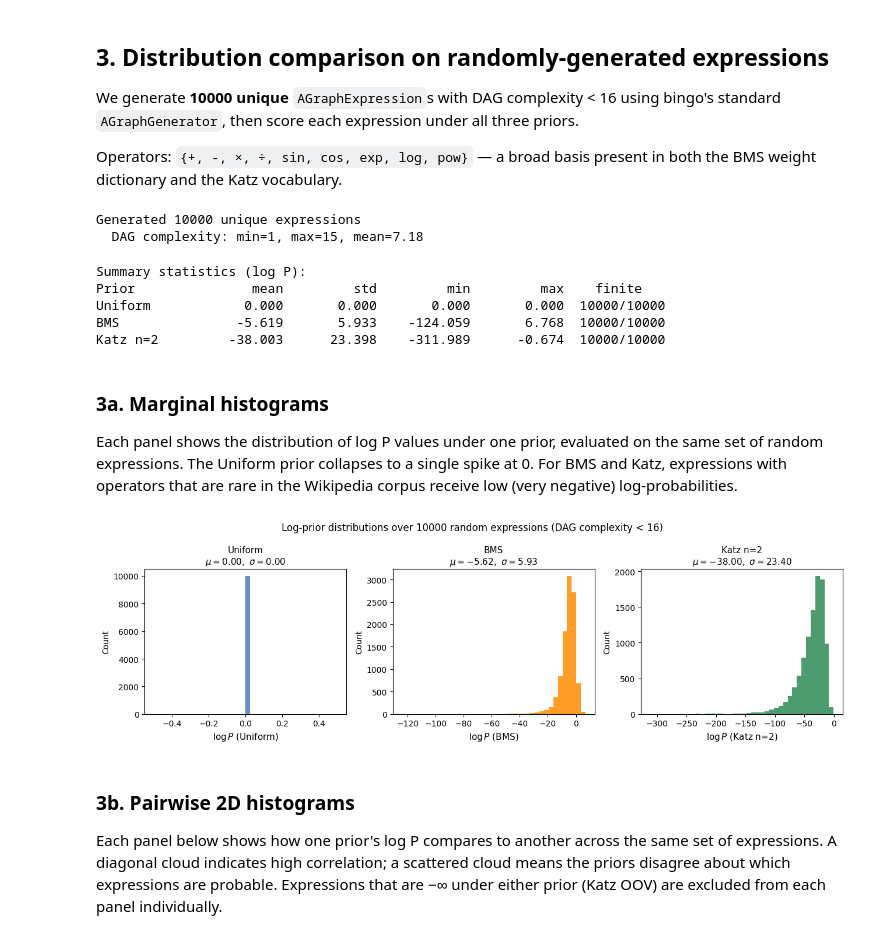
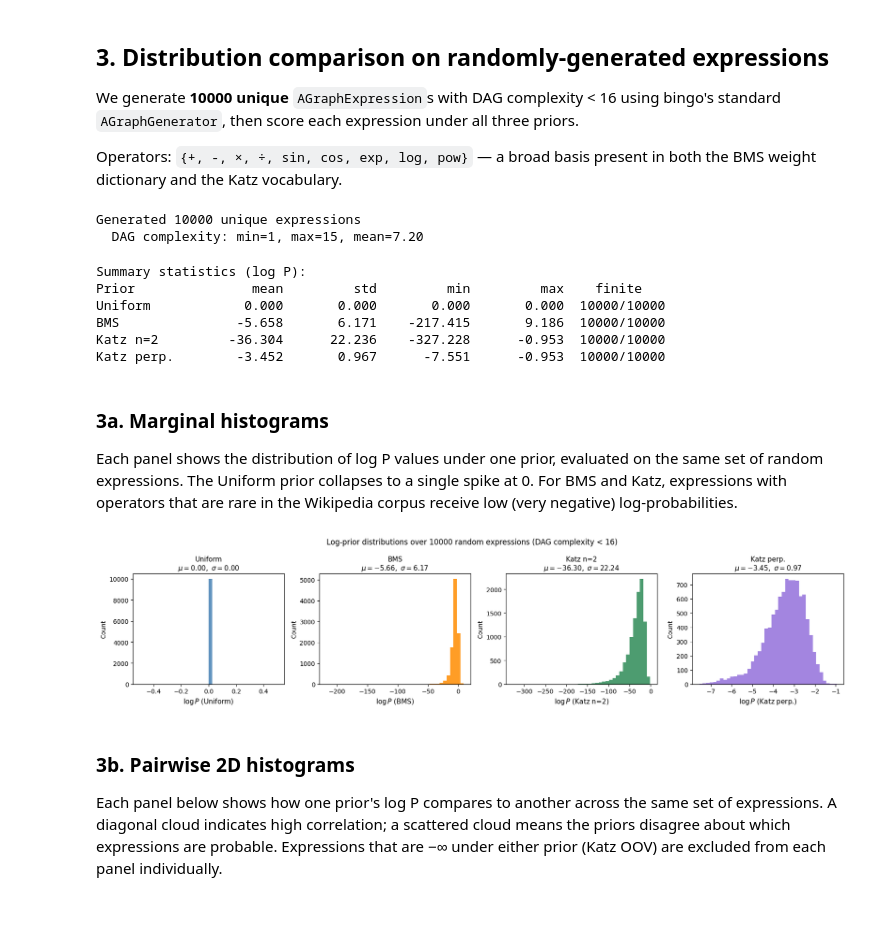
Before and after one commit to nasa/pysips, a Jupyter notebook: demos/compare_priors.ipynb, the cells around one changed output. Cells and saved outputs as stored; diff of their text form; code cells hidden in the pictures; blank space fills up the shorter version.

Commit message:
added perplexity normalization for katz prior

```diff
--- a/demos/compare_priors.ipynb
+++ b/demos/compare_priors.ipynb
@@ -71,10 +74,14 @@ bms_prior = BMSPrior(
 )
 
 # --- Katz n=2 (Wikipedia default) ---
-katz_model = load_default_katz_model(n=2)
+katz_model = load_katz_model(n=2, corpus="benchmark")
 katz_prior = KatzPrior(katz_model, x_dim=X_DIM)
+
+# --- Katz n=2 perplexity (length-normalized) ---
+katz_perp_prior = KatzPrior(katz_model, normalize=True, x_dim=X_DIM)
 
 print("Priors constructed.")
 print(f"  Katz model n={katz_prior.n}, vocab size={len(katz_model.left_model.vocabulary)}")
+print(f"  Katz perplexity: normalize={katz_perp_prior._normalize}")
 # %% [output]
 Priors constructed.
@@ -94,12 +102,15 @@ EXAMPLE_EXPRS = [
     ("X_0 + X_1",             "simple linear sum"),
     ("sin(X_0) + sin(X_1)",   "sum of sines"),
     ("exp(-X_0**2) * X_1",    "Gaussian-like product"),
+    ("X_0",         "variable only"),
+    ("1.0*X0*X3*X4/X2", "more complex expression"),
 ]
 
 priors_map = [
-    ("Uniform",  uniform_logpdf_single),
-    ("BMS",      bms_prior._logpdf_single),
-    ("Katz n=2", katz_prior._logpdf_single),
+    ("Uniform",    uniform_logpdf_single),
+    ("BMS",        bms_prior._logpdf_single),
+    ("Katz n=2",   katz_prior._logpdf_single),
+    ("Katz perp.", katz_perp_prior._logpdf_single),
 ]
 
 # Header
@@ -182,13 +196,15 @@ print(f"  DAG complexity: min={complexities.min()}, max={complexities.max()}, "
       f"mean={complexities.mean():.2f}")
 # %% [output]
 Generated 10000 unique expressions
-  DAG complexity: min=1, max=15, mean=7.18
+  DAG complexity: min=1, max=15, mean=7.20
 # %%
-logp_uniform = np.zeros(len(agraphs))   # always 0
-logp_bms     = np.array([bms_prior._logpdf_single(ag)  for ag in agraphs])
-logp_katz    = np.array([katz_prior._logpdf_single(ag) for ag in agraphs])
+logp_uniform   = np.zeros(len(agraphs))   # always 0
+logp_bms       = np.array([bms_prior._logpdf_single(ag)       for ag in agraphs])
+logp_katz      = np.array([katz_prior._logpdf_single(ag)      for ag in agraphs])
+logp_katz_perp = np.array([katz_perp_prior._logpdf_single(ag) for ag in agraphs])
 
-scores = {"Uniform": logp_uniform, "BMS": logp_bms, "Katz n=2": logp_katz}
+scores = {"Uniform": logp_uniform, "BMS": logp_bms,
+          "Katz n=2": logp_katz, "Katz perp.": logp_katz_perp}
 
 print("Summary statistics (log P):")
 print(f"{'Prior':<12}  {'mean':>10}  {'std':>10}  {'min':>10}  {'max':>10}  {'finite':>8}")
@@ -200,8 +216,9 @@ for name, lp in scores.items():
 Summary statistics (log P):
 Prior               mean         std         min         max    finite
 Uniform            0.000       0.000       0.000       0.000  10000/10000
-BMS               -5.619       5.933    -124.059       6.768  10000/10000
-Katz n=2         -38.003      23.398    -311.989      -0.674  10000/10000
+BMS               -5.658       6.171    -217.415       9.186  10000/10000
+Katz n=2         -36.304      22.236    -327.228      -0.953  10000/10000
+Katz perp.        -3.452       0.967      -7.551      -0.953  10000/10000
 # %% [markdown]
 ### 3a. Marginal histograms
 
@@ -210,28 +227,29 @@ set of random expressions.  The Uniform prior collapses to a single spike at 0.
 and Katz, expressions with operators that are rare in the Wikipedia corpus receive low
 (very negative) log-probabilities.
 # %%
-fig, axes = plt.subplots(1, 3, figsize=(13, 4), sharey=False)
-colors = {"Uniform": "steelblue", "BMS": "darkorange", "Katz n=2": "seagreen"}
+fig, axes = plt.subplots(1, 4, figsize=(17, 4), sharey=False)
+colors = {"Uniform": "steelblue", "BMS": "darkorange",
+          "Katz n=2": "seagreen", "Katz perp.": "mediumpurple"}
 
 for ax, (name, lp) in zip(axes, scores.items()):
     fin = lp[np.isfinite(lp)]
     ax.hist(fin, bins=40, color=colors[name], edgecolor="none", alpha=0.85)
     ax.set_xlabel(rf"$\log P$ ({name})", fontsize=11)
     ax.set_ylabel("Count", fontsize=10)
     ax.set_title(f"{name}\n"
                  rf"$\mu={fin.mean():.2f},\ \sigma={fin.std():.2f}$",
                  fontsize=11)
     n_inf = int((~np.isfinite(lp)).sum())
     if n_inf:
         ax.annotate(f"{n_inf} −∞ excluded", xy=(0.97, 0.95), xycoords="axes fraction",
                     ha="right", va="top", fontsize=9, color="red")
 
 fig.suptitle(f"Log-prior distributions over {len(agraphs)} random expressions"
              f" (DAG complexity < {MAX_COMPLEXITY})", fontsize=12)
 plt.tight_layout()
 plt.show()
 # %% [output]
-[figure, old version]
+[figure, new version]
 # %% [markdown]
 ### 3b. Pairwise 2D histograms
 
```
Also changed, not shown: parts of 23 cells of this notebook, 3 other files.
